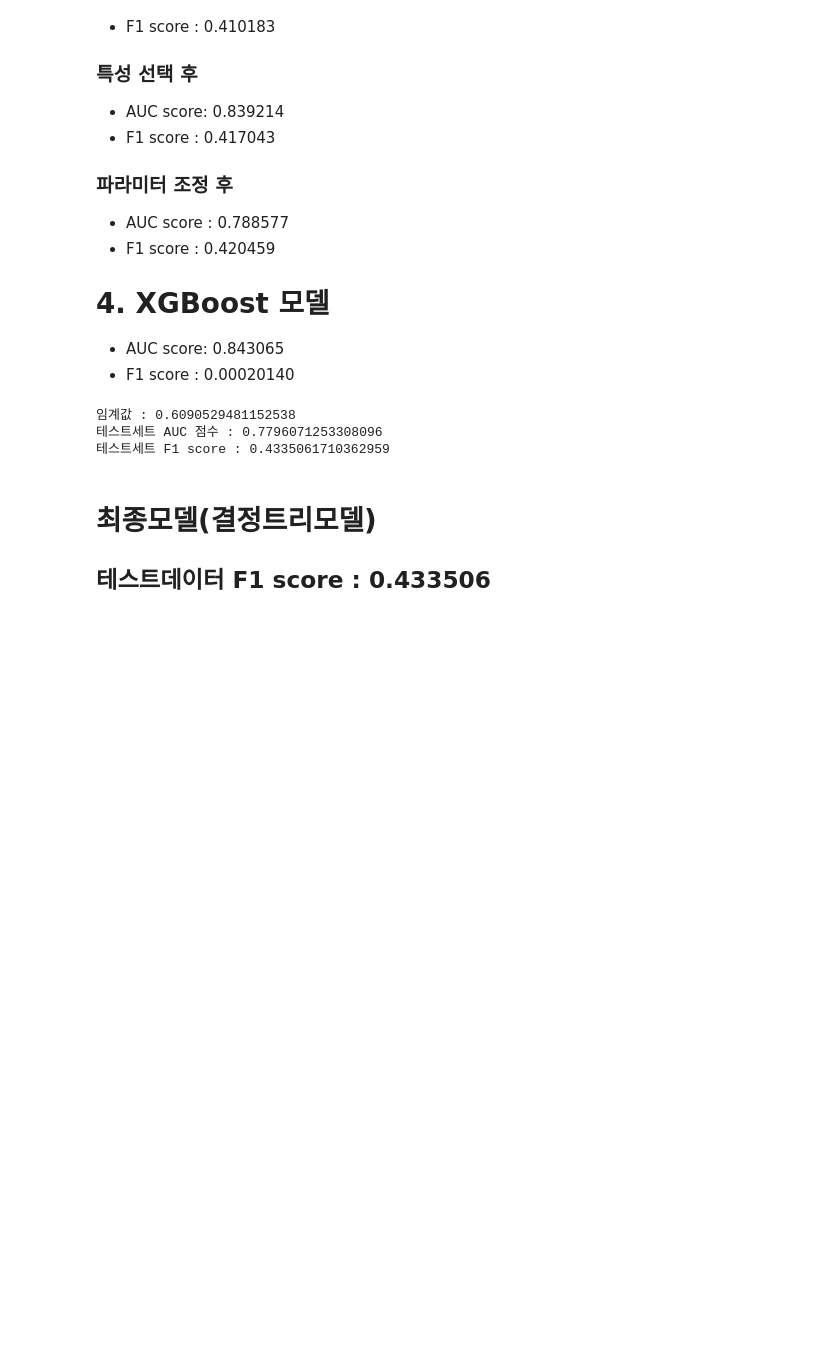
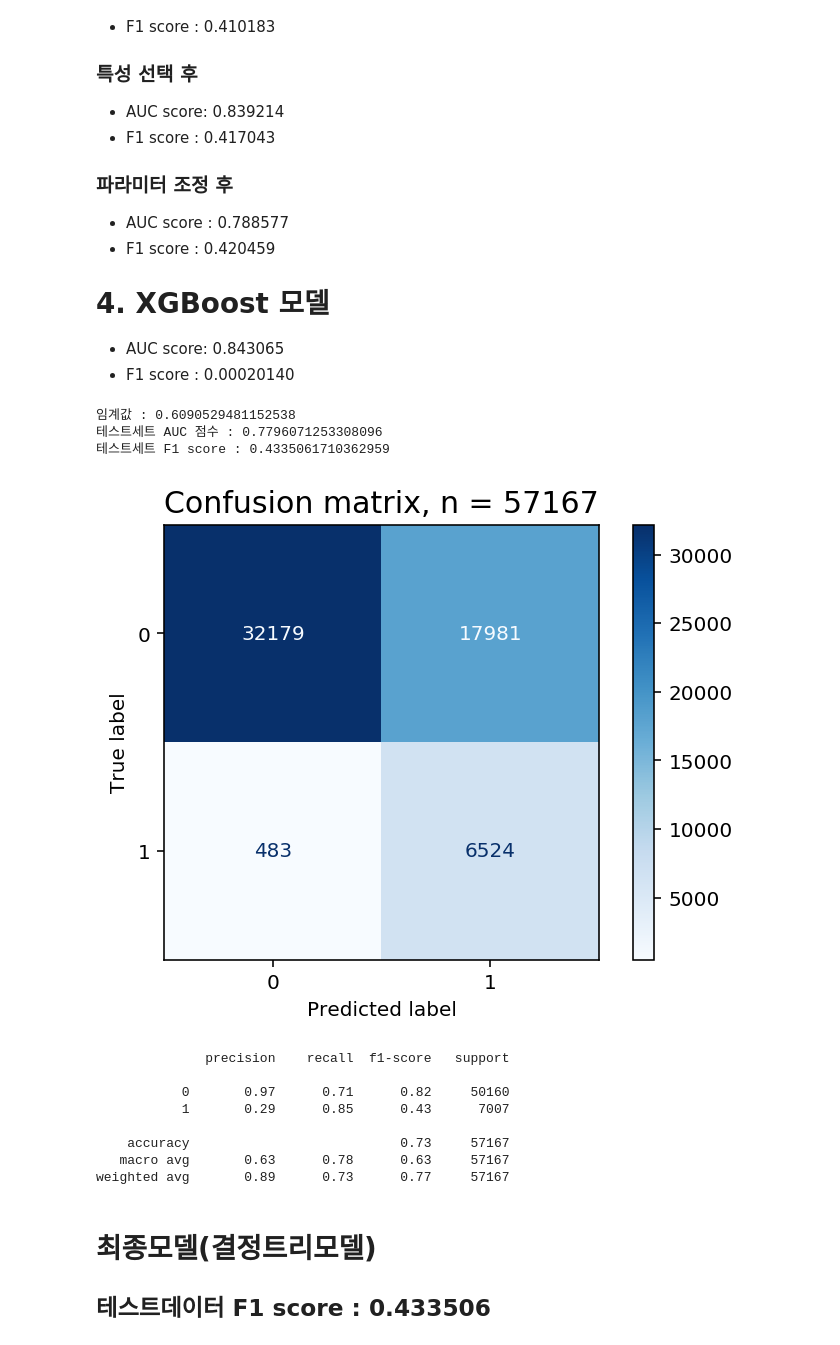
Before and after one commit to sdding/Project, a Jupyter notebook: Ai_06_이승수_Section2.ipynb, the cells around one changed output. Drawn from its saved outputs; the diff is of its cells as text; code cells hidden in the pictures; blank space fills up the shorter version.

```diff
--- a/Ai_06_이승수_Section2.ipynb
+++ b/Ai_06_이승수_Section2.ipynb
@@ -728,6 +721,25 @@ print("테스트세트 F1 score :", f1_score(y_test, y_pred_optimal_t))
 임계값 : 0.6090529481152538
 테스트세트 AUC 점수 : 0.7796071253308096
 테스트세트 F1 score : 0.4335061710362959
+# %%
+fig, ax = plt.subplots()
+pcm = plot_confusion_matrix(best1, X_test, y_test,
+                            cmap=plt.cm.Blues,
+                            ax=ax);
+plt.title(f'Confusion matrix, n = {len(y_test)}', fontsize=15)
+plt.show()
+from sklearn.metrics import classification_report
+print(classification_report(y_test, y_pred_optimal_t))
+# %% [output]
+[figure, added]
+              precision    recall  f1-score   support
+
+           0       0.97      0.71      0.82     50160
+           1       0.29      0.85      0.43      7007
+
+    accuracy                           0.73     57167
+   macro avg       0.63      0.78      0.63     57167
+weighted avg       0.89      0.73      0.77     57167
 # %% [markdown]
 # 최종모델(결정트리모델)
 
```
Also changed, not shown: parts of 6 cells of this notebook.
